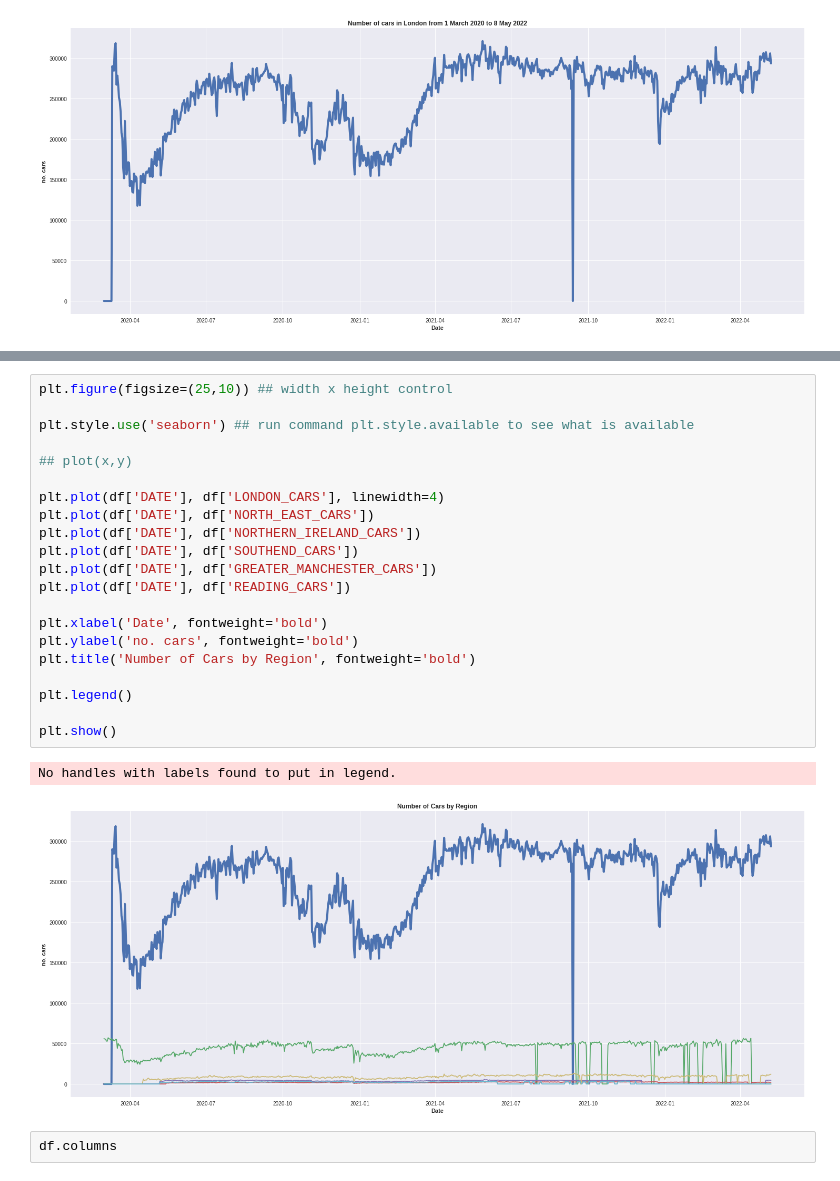
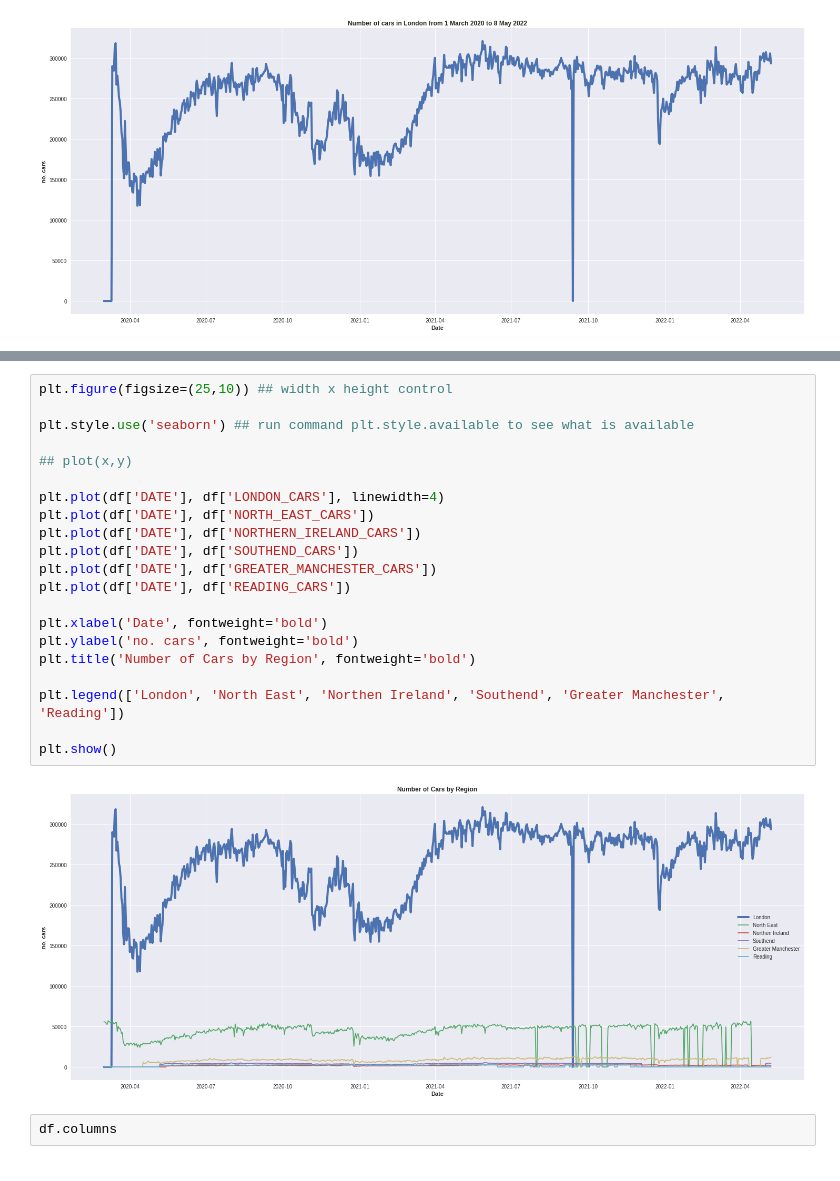
Before and after one commit to ravsheerRSA/Python_Training, a Jupyter notebook: training.ipynb, the cells around one changed output, grey strips where cells are left out. Drawn from its saved outputs; the diff is of its cells as text.

```diff
--- a/training.ipynb
+++ b/training.ipynb
@@ -571,27 +571,26 @@ fig.show()
 # %%
 plt.figure(figsize=(25,10)) ## width x height control
 
 plt.style.use('seaborn') ## run command plt.style.available to see what is available
 
 ## plot(x,y)
 
 plt.plot(df['DATE'], df['LONDON_CARS'], linewidth=4)
 plt.plot(df['DATE'], df['NORTH_EAST_CARS'])
 plt.plot(df['DATE'], df['NORTHERN_IRELAND_CARS'])
 plt.plot(df['DATE'], df['SOUTHEND_CARS'])
 plt.plot(df['DATE'], df['GREATER_MANCHESTER_CARS'])
 plt.plot(df['DATE'], df['READING_CARS'])
 
 plt.xlabel('Date', fontweight='bold')
 plt.ylabel('no. cars', fontweight='bold')
 plt.title('Number of Cars by Region', fontweight='bold')
 
-plt.legend()
+plt.legend(['London', 'North East', 'Northen Ireland', 'Southend', 'Greater Manchester', 'Reading'])
 
 plt.show()
 # %% [output]
-No handles with labels found to put in legend.
-[figure, old version]
+[figure, new version]
 # %%
 df.columns
 # %% [output]
```
